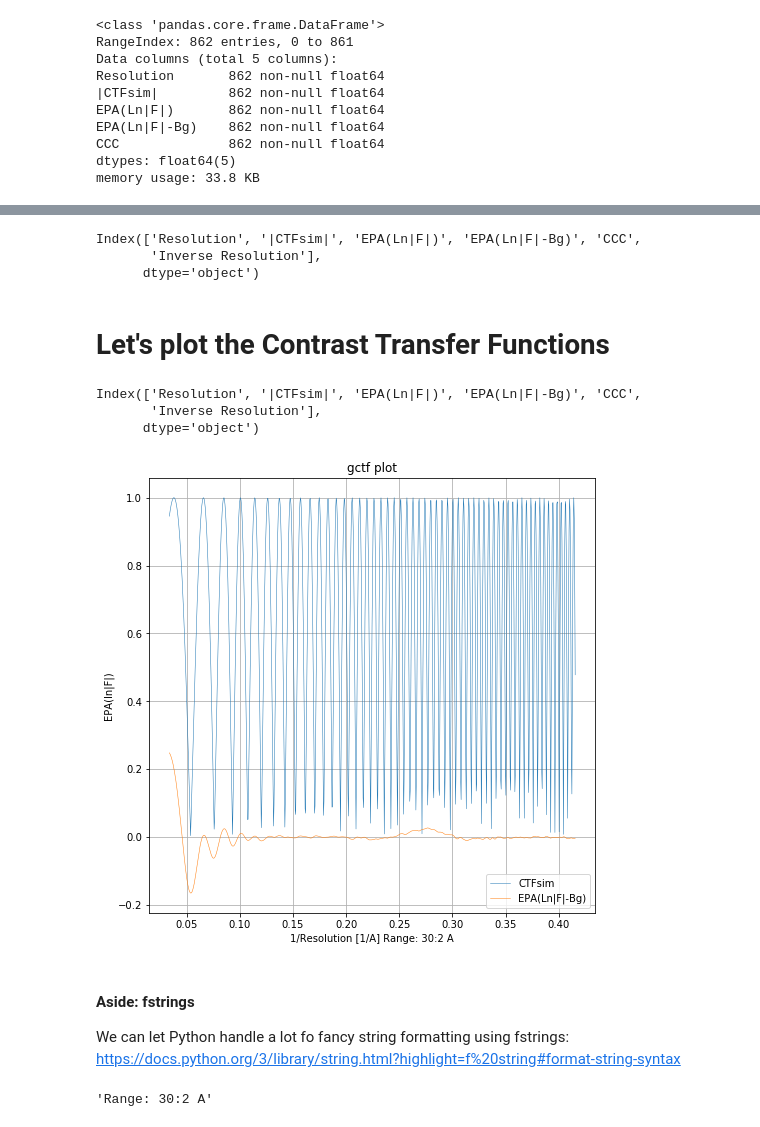
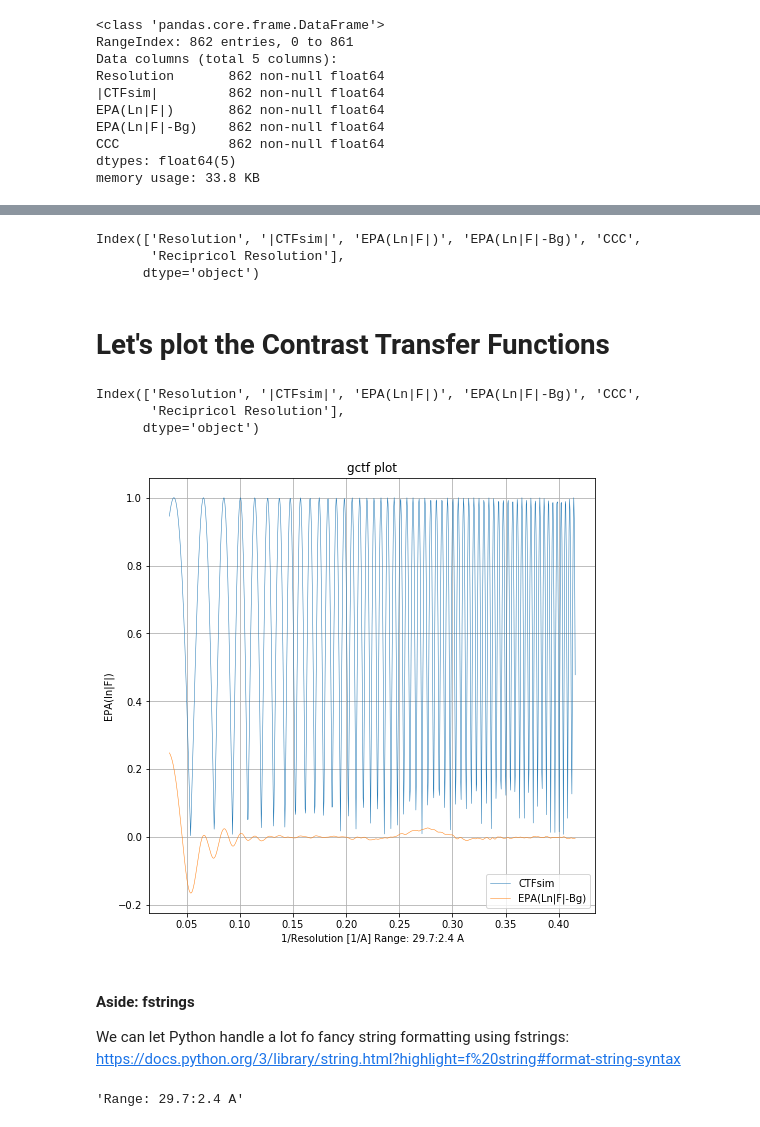
Before and after one commit to story645/bio, a Jupyter notebook: parselog.ipynb, the cells around one changed output, grey strips where cells are left out. Cells and saved outputs as stored; diff of their text form; code cells hidden in the pictures.

```diff
--- a/parselog.ipynb
+++ b/parselog.ipynb
@@ -242,10 +239,10 @@ memory usage: 33.8 KB
 # %%
-gctflog['Inverse Resolution'] = 1/gctflog['Resolution']
+gctflog['Recipricol Resolution'] = 1/gctflog['Resolution']
 # %%
 gctflog.columns
 # %% [output]
 Index(['Resolution', '|CTFsim|', 'EPA(Ln|F|)', 'EPA(Ln|F|-Bg)', 'CCC',
-       'Inverse Resolution'],
+       'Recipricol Resolution'],
       dtype='object')
 # %% [markdown]
 # Let's plot the Contrast Transfer Functions
@@ -268,28 +250,30 @@ plt.grid(True)
 gctflog.columns
 # %% [output]
 Index(['Resolution', '|CTFsim|', 'EPA(Ln|F|)', 'EPA(Ln|F|-Bg)', 'CCC',
-       'Inverse Resolution'],
+       'Recipricol Resolution'],
       dtype='object')
 # %%
 %matplotlib inline
 import matplotlib.pyplot as plt
 
 fig, ax = plt.subplots(figsize=(8,8))
 ax.set_title('gctf plot')
-ax.plot('Inverse Resolution', '|CTFsim|', markersize=1, linewidth=0.5, label='CTFsim', data=gctflog)
-ax.plot('Inverse Resolution', 'EPA(Ln|F|-Bg)', markersize=2, linewidth=0.5, label='EPA(Ln|F|-Bg)', data=gctflog)
-ax.set_xlabel(f'1/Resolution [1/A] Range: {gctflog["Resolution"].iloc[0]:.0f}:{gctflog["Resolution"].iloc[-1]:.0f} A')
+ax.plot('Recipricol Resolution', '|CTFsim|',
+            markersize=1, linewidth=0.5, label='CTFsim', data=gctflog)
+ax.plot('Recipricol Resolution', 'EPA(Ln|F|-Bg)',
+            markersize=2, linewidth=0.5, label='EPA(Ln|F|-Bg)', data=gctflog)
+ax.set_xlabel(f'1/Resolution [1/A] Range: {gctflog["Resolution"].iloc[0]:.1f}:{gctflog["Resolution"].iloc[-1]:.1f} A')
 ax.set_ylabel('EPA(ln|F|)')
 ax.legend()
 ax.grid(True)
 
-fig.savefig("")
+fig.savefig("gctt.png")
 # %% [output]
-[figure, old version]
+[figure, new version]
 # %% [markdown]
 #### Aside: fstrings
 We can let Python handle a lot fo fancy string formatting using fstrings: https://docs.python.org/3/library/string.html?highlight=f%20string#format-string-syntax
 # %%
-f'Range: {gctflog["Resolution"].iloc[0]:.0f}:{gctflog["Resolution"].iloc[-1]:.0f} A'
+f'Range: {gctflog["Resolution"].iloc[0]:.1f}:{gctflog["Resolution"].iloc[-1]:.1f} A'
 # %% [output]
-'Range: 30:2 A'
+'Range: 29.7:2.4 A'
```
Also changed, not shown: parts of 4 cells of this notebook.
